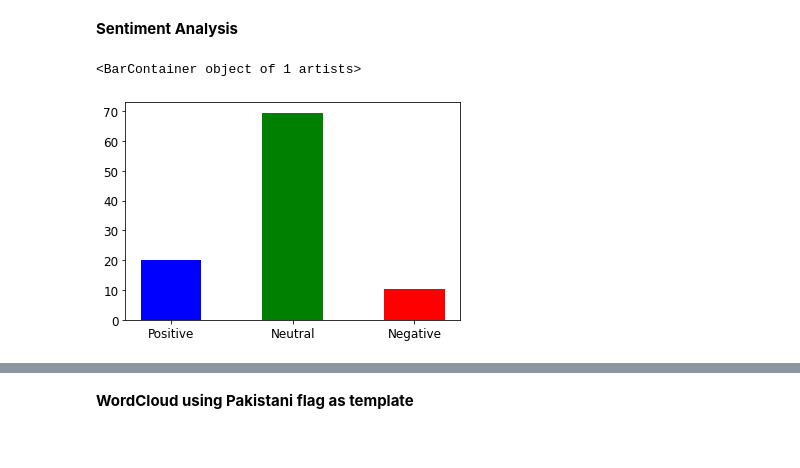
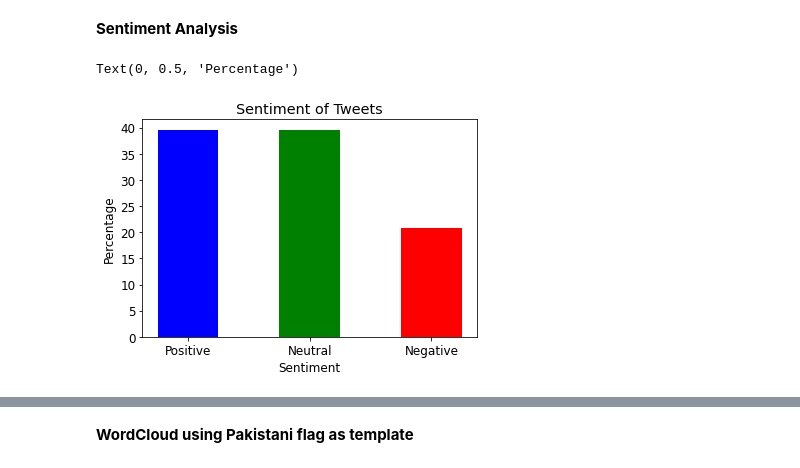
Before and after one commit to AliShujjat/Twitter, a Jupyter notebook: TwitterImran.ipynb, the cells around one changed output, grey strips where cells are left out. Saved outputs shown, nothing was run; the diff lists cells and outputs as text; code cells hidden in the pictures.

```diff
--- a/TwitterImran.ipynb
+++ b/TwitterImran.ipynb
@@ -237,26 +237,33 @@ The total number of likes are  4766270
 The total number of retweets are  1027643
 <BarContainer object of 1 artists>
 [figure]
+# %%
+Eng_Tweets = df[df['Language'] == 'en']
+len(Eng_Tweets)
+Eng_Tweets.reset_index(drop=True, inplace=True)
 # %%
 #Sentiment Analysis
-pos_tweets = [ tweet for index, tweet in enumerate(df['Tweets']) if df['Sentiment'][index] > 0]
-neu_tweets = [ tweet for index, tweet in enumerate(df['Tweets']) if df['Sentiment'][index] == 0]
-neg_tweets = [ tweet for index, tweet in enumerate(df['Tweets']) if df['Sentiment'][index] < 0]
+pos_tweets = [ tweet for index, tweet in enumerate(Eng_Tweets['Tweets']) if Eng_Tweets['Sentiment'][index] > 0]
+neu_tweets = [ tweet for index, tweet in enumerate(Eng_Tweets['Tweets']) if Eng_Tweets['Sentiment'][index] == 0]
+neg_tweets = [ tweet for index, tweet in enumerate(Eng_Tweets['Tweets']) if Eng_Tweets['Sentiment'][index] < 0]
 
 #Percentages
-pos_tweets_perc = len(pos_tweets)/200*100
-neu_tweets_perc = len(neu_tweets)/200*100
-neg_tweets_perc = len(neg_tweets)/200*100
+pos_tweets_perc = len(pos_tweets)/101*100
+neu_tweets_perc = len(neu_tweets)/101*100
+neg_tweets_perc = len(neg_tweets)/101*100
 # %% [markdown]
 **Sentiment Analysis**
 # %%
 ax1 = plt.subplot()
 ax1.bar('Positive', pos_tweets_perc, width=0.5, color='b', align='center')
 ax1.bar('Neutral', neu_tweets_perc, width=0.5, color='g', align='center')
 ax1.bar('Negative', neg_tweets_perc, width=0.5, color='r', align='center')
+plt.title('Sentiment of Tweets')
+plt.xlabel('Sentiment')
+plt.ylabel('Percentage')
 # %% [output]
-<BarContainer object of 1 artists>
+Text(0, 0.5, 'Percentage')
-[figure, old version]
+[figure, new version]
 # %%
 from PIL import Image
 from wordcloud import WordCloud, STOPWORDS, ImageColorGenerator
```
Also changed, not shown: parts of 6 cells of this notebook.
